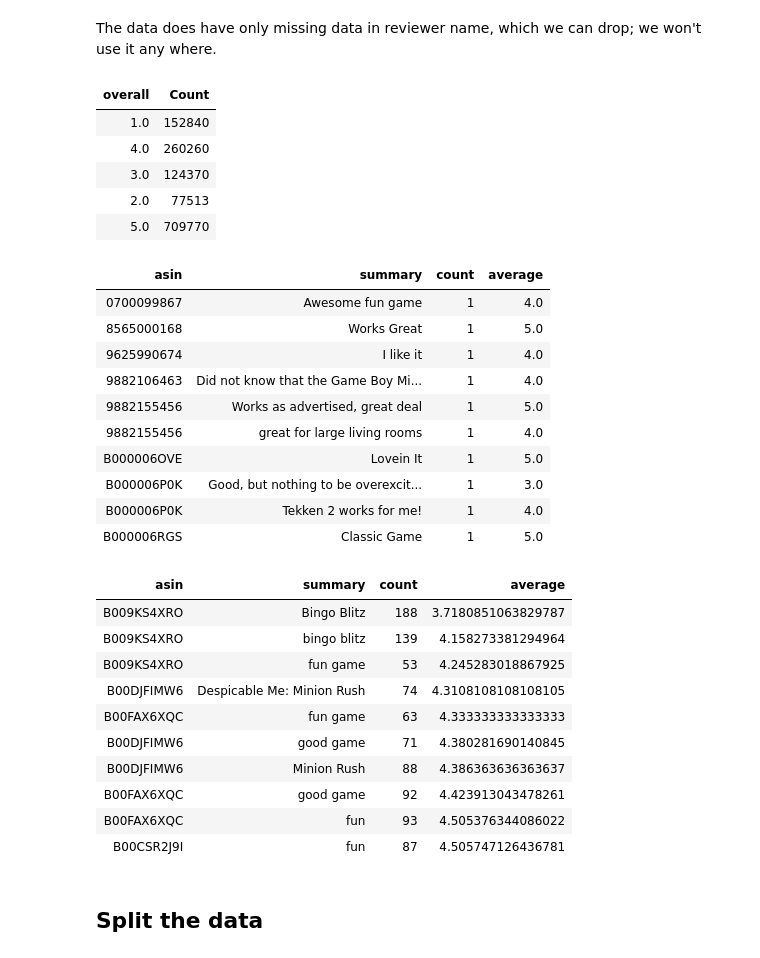
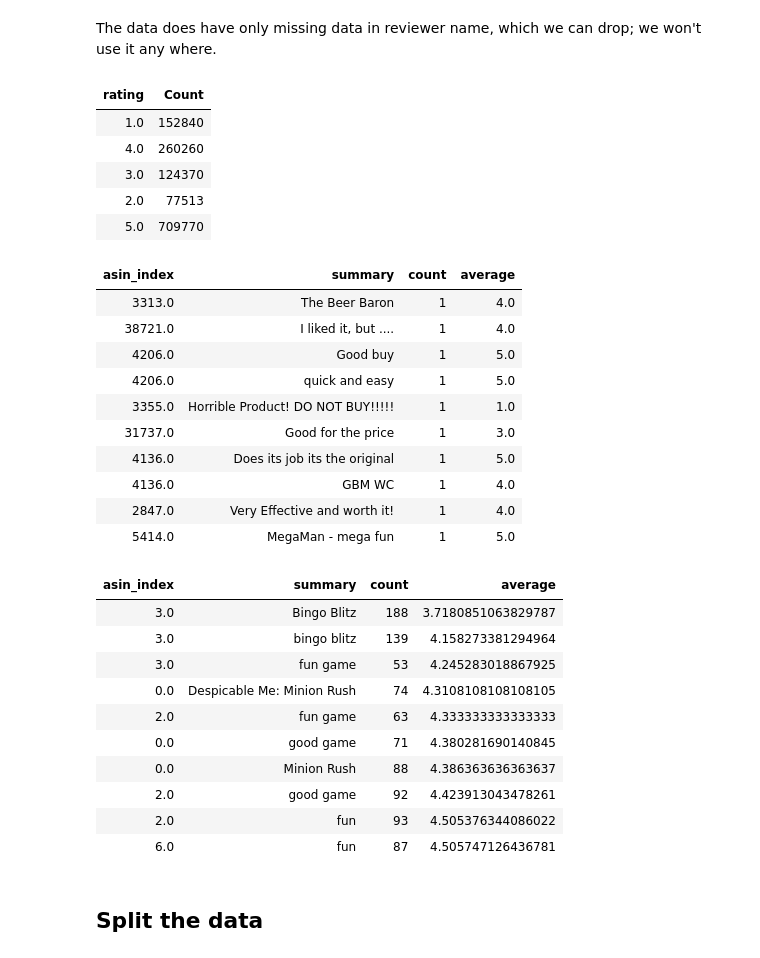
Before and after one commit to salma71/MSDS_SU2020, a Jupyter notebook: Recommender_system612/week_5/amazon_reviews.ipynb, the cells around one changed output. Saved outputs shown, nothing was run; the diff lists cells and outputs as text; code cells hidden in the pictures.

```diff
--- a/Recommender_system612/week_5/amazon_reviews.ipynb
+++ b/Recommender_system612/week_5/amazon_reviews.ipynb
@@ -97,10 +48,12 @@ display(file_ids)
 path = 'file:/databricks/driver/reviews_Video_Games.json.gz'
 
 # load data using sqlContext
-df = sqlContext.read.format("json")\
-      .option("header", "true")\
-      .option("inferSchema", "true")\
-      .load(path)
+df = sqlContext.read.\
+     format("json").\
+     option("header", "true").\
+     option("inferSchema", "true").\
+     load(path).\
+     withColumnRenamed("overall", "rating")
 
 # display in table format
 display(df)
@@ -109,8 +62,8 @@ display(df)
 # %% [markdown]
 I will drop the following three columns *reviewTime, unixReviewTime, and helpful* we won't need them in our analysis
 # %%
-new_df = df.drop('reviewTime', 'unixReviewTime', 'helpful')
-new_df.head()
+df_1 = df.drop('reviewTime', 'unixReviewTime', 'helpful')
+df_1.head()
 # %% [output]
 [interactive output not drawn]
 # %%
@@ -126 +78,4 @@ new_df.printSchema()
 * summary - summary of the review
+# %%
+# caching
+newdf = df_1.cache()
@@ -126,0 +87,10 @@ new_df.printSchema()
+# %%
+from pyspark.ml import Pipeline
+from pyspark.ml.feature import StringIndexer
+
+indexer_1= StringIndexer(inputCol="asin", outputCol="asin_index").fit(newdf)
+df_ind = indexer.transform(newdf)
+
+indexer_2= StringIndexer(inputCol="reviewerID", outputCol="reviewerID_index").fit(df_ind)
+df_ind = indexer_2.transform(df_ind)
+df_ind.show()
@@ -174,10 +142,10 @@ The data does have only missing data in reviewer name, which we can drop; we won
 # %%
 from pyspark.sql import functions as f
 
-review_dist_df = new_df.groupBy('overall').agg(f.count(new_df.overall).alias('Count'))
+review_dist_df = df_ind.groupBy('rating').agg(f.count(df_ind.rating).alias('Count'))
 display(review_dist_df)
 # %% [output]
-| overall | Count |
+| rating | Count |
 | 1.0 | 152840 |
 | 4.0 | 260260 |
 | 3.0 | 124370 |
@@ -185,22 +153,22 @@ display(review_dist_df)
 | 5.0 | 709770 |
 # %%
 # need to count reviews done by reviewerID per product id asin
-product_ids_with_avg_ratings_df = new_df.groupBy('asin', 'summary').agg(f.count(new_df.overall).alias('count'), f.avg(new_df.overall).alias('average'))
+product_ids_with_avg_ratings_df = df_ind.groupBy('asin_index', 'summary').agg(f.count(df_ind.rating).alias('count'), f.avg(newdf.rating).alias('average'))
 
 print('product_ids_with_avg_ratings_df: ')
 display(product_ids_with_avg_ratings_df.head(10))
 # %% [output]
-| asin | summary | count | average |
-| 0700099867 | Awesome fun game | 1 | 4.0 |
-| 8565000168 | Works Great | 1 | 5.0 |
-| 9625990674 | I like it | 1 | 4.0 |
-| 9882106463 | Did not know that the Game Boy Mi... | 1 | 4.0 |
-| 9882155456 | Works as advertised, great deal | 1 | 5.0 |
-| 9882155456 | great for large living rooms | 1 | 4.0 |
-| B000006OVE | Lovein It | 1 | 5.0 |
-| B000006P0K | Good, but nothing to be overexcit... | 1 | 3.0 |
-| B000006P0K | Tekken 2 works for me! | 1 | 4.0 |
-| B000006RGS | Classic Game | 1 | 5.0 |
+| asin_index | summary | count | average |
+| 3313.0 | The Beer Baron | 1 | 4.0 |
+| 38721.0 | I liked it, but .... | 1 | 4.0 |
+| 4206.0 | Good buy | 1 | 5.0 |
+| 4206.0 | quick and easy | 1 | 5.0 |
+| 3355.0 | Horrible Product! DO NOT BUY!!!!! | 1 | 1.0 |
+| 31737.0 | Good for the price | 1 | 3.0 |
+| 4136.0 | Does its job its the original | 1 | 5.0 |
+| 4136.0 | GBM WC | 1 | 4.0 |
+| 2847.0 | Very Effective and worth it! | 1 | 4.0 |
+| 5414.0 | MegaMan - mega fun | 1 | 5.0 |
 # %%
 products_with_more_50_review = product_ids_with_avg_ratings_df.filter(f.col('count')>=50)\
   .sort('average')
@@ -208,16 +176,16 @@ products_with_more_50_review = product_ids_with_avg_ratings_df.filter(f.col('cou
 print('products_with_more_50_review: ')
 display(products_with_more_50_review.head(10))
 # %% [output]
-| asin | summary | count | average |
-| B009KS4XRO | Bingo Blitz | 188 | 3.7180851063829787 |
-| B009KS4XRO | bingo blitz | 139 | 4.158273381294964 |
-| B009KS4XRO | fun game | 53 | 4.245283018867925 |
-| B00DJFIMW6 | Despicable Me: Minion Rush | 74 | 4.3108108108108105 |
-| B00FAX6XQC | fun game | 63 | 4.333333333333333 |
-| B00DJFIMW6 | good game | 71 | 4.380281690140845 |
-| B00DJFIMW6 | Minion Rush | 88 | 4.386363636363637 |
-| B00FAX6XQC | good game | 92 | 4.423913043478261 |
-| B00FAX6XQC | fun | 93 | 4.505376344086022 |
-| B00CSR2J9I | fun | 87 | 4.505747126436781 |
+| asin_index | summary | count | average |
+| 3.0 | Bingo Blitz | 188 | 3.7180851063829787 |
+| 3.0 | bingo blitz | 139 | 4.158273381294964 |
+| 3.0 | fun game | 53 | 4.245283018867925 |
+| 0.0 | Despicable Me: Minion Rush | 74 | 4.3108108108108105 |
+| 2.0 | fun game | 63 | 4.333333333333333 |
+| 0.0 | good game | 71 | 4.380281690140845 |
+| 0.0 | Minion Rush | 88 | 4.386363636363637 |
+| 2.0 | good game | 92 | 4.423913043478261 |
+| 2.0 | fun | 93 | 4.505376344086022 |
+| 6.0 | fun | 87 | 4.505747126436781 |
 # %% [markdown]
 ## Split the data
```
Also changed, not shown: parts of 27 cells of this notebook.
